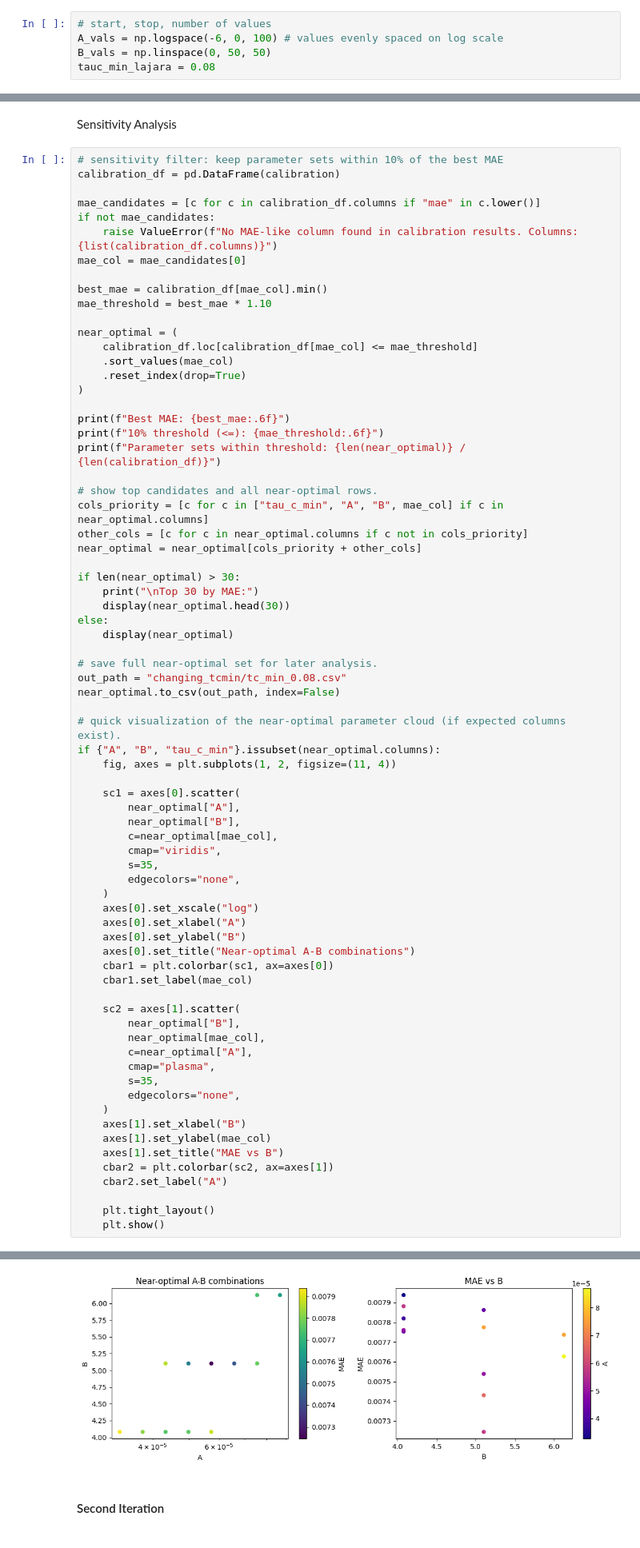
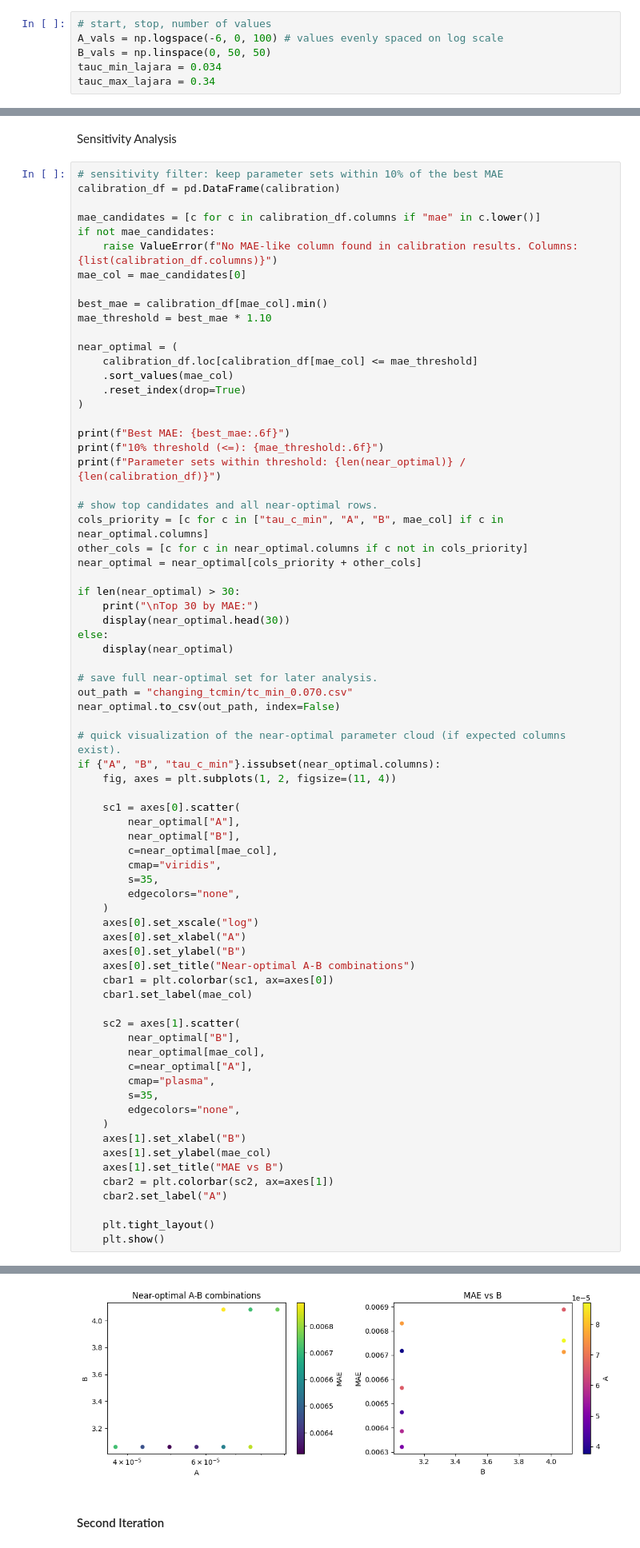
Before and after one commit to nicole-hucke/shear_stress_paper, a Jupyter notebook: antecedent_conditions/predictive_equation/k_iterations/finding_optimal_k_function_AB.ipynb, the cells around one changed output, grey strips where cells are left out. Shown at 80% size. Drawn from its saved outputs; the diff is of its cells as text.

```diff
--- a/antecedent_conditions/predictive_equation/k_iterations/finding_optimal_k_function_AB.ipynb
+++ b/antecedent_conditions/predictive_equation/k_iterations/finding_optimal_k_function_AB.ipynb
@@ -240,7 +240,8 @@ tauc_min_lajara
 # start, stop, number of values
 A_vals = np.logspace(-6, 0, 100) # values evenly spaced on log scale
 B_vals = np.linspace(0, 50, 50)
-tauc_min_lajara = 0.08
+tauc_min_lajara = 0.034
+tauc_max_lajara = 0.34
 # %%
 calibration = calibrate_parameters(
     tau_star,
@@ -344,7 +345,7 @@ else:
     display(near_optimal)
 
 # save full near-optimal set for later analysis.
-out_path = "changing_tcmin/tc_min_0.08.csv"
+out_path = "changing_tcmin/tc_min_0.070.csv"
 near_optimal.to_csv(out_path, index=False)
 
 # quick visualization of the near-optimal parameter cloud (if expected columns exist).
@@ -402,4 +400,4 @@ Parameter sets within threshold: 12 / 5000
-[figure, old version]
+[figure, new version]
 # %% [markdown]
 #### Second Iteration
 # %%
```
Also changed, not shown: parts of 3 cells of this notebook, 15 other files.
